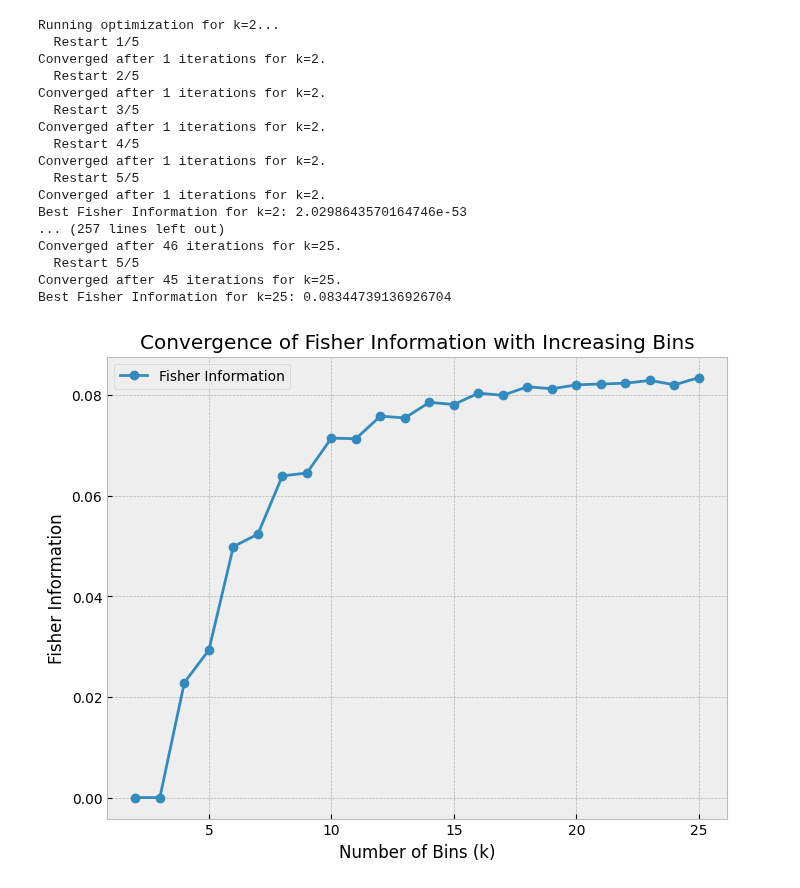
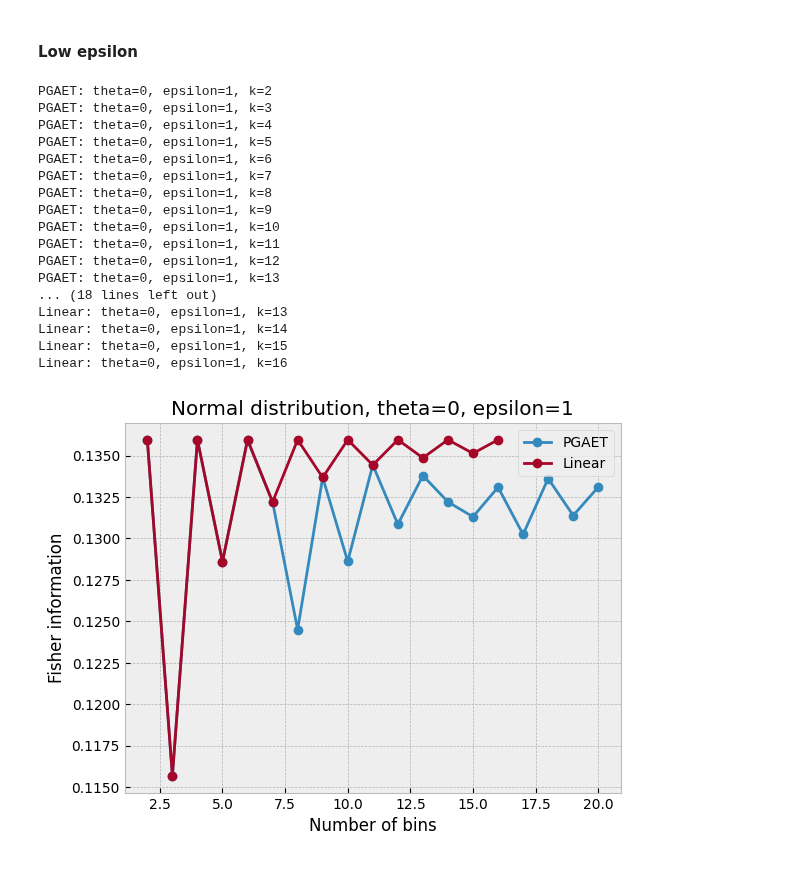
Before and after one commit to MatejVe/locally_efficient_differential_privacy, a Jupyter notebook: cauchy.ipynb, the cells around one changed output. Cells and saved outputs as stored; diff of their text form; code cells hidden in the pictures.

Commit message:
Modify solvers to work with any p_theta. Add cauchy distribution analysis

```diff
--- a/cauchy.ipynb
+++ b/cauchy.ipynb
@@ -657,21 +169,58 @@ Best Fisher Information for k=25: 0.38520160866585595
+# %%
+def observe_fisher_information_gauss(theta, epsilon, max_bins_pgaet, max_bins_linear, restarts=5):
+    ks_pgaet = np.arange(2, max_bins_pgaet + 1)
+    ks_linear = np.arange(2, max_bins_linear + 1)
+    fisher_information_pgaet = np.zeros(len(ks_pgaet))
+    fisher_information_linear = np.zeros(len(ks_linear))
+    pgaet = PGAETMultipleRestarts(n_restarts=restarts)
+    ls = LinearSolver()
+
+    for i, k in enumerate(ks_pgaet):
+        print(f"PGAET: theta={theta}, epsilon={epsilon}, k={k}")
+        p_theta, p_theta_dot = initialize_gaussian_bins_and_probabilities(k, theta)
+        results = pgaet(p_theta, p_theta_dot, epsilon, k)
+        fisher_information_pgaet[i] = fisher_information_privatized(results["Q_matrix"], p_theta, p_theta_dot)
+
+    for i, k in enumerate(ks_linear):
+        print(f"Linear: theta={theta}, epsilon={epsilon}, k={k}")
+        p_theta, p_theta_dot = initialize_gaussian_bins_and_probabilities(k, theta)
+        results = ls(p_theta, p_theta_dot, epsilon, k)
+        fisher_information_linear[i] = fisher_information_privatized(results["Q_matrix"], p_theta, p_theta_dot)
+
+    return ks_pgaet, fisher_information_pgaet, ks_linear, fisher_information_linear
+
+def plot_fisher_information_gauss(theta, epsilon, max_bins_pgaet, max_bins_linear, restarts=5):
+    ks_pgaet, fisher_information_pgaet, ks_linear, fisher_information_linear = observe_fisher_information_gauss(
+        theta, epsilon, max_bins_pgaet, max_bins_linear, restarts=restarts
+    )
+
+    plt.plot(ks_pgaet, fisher_information_pgaet, label="PGAET", marker="o")
+    plt.plot(ks_linear, fisher_information_linear, label="Linear", marker="o")
+    plt.xlabel("Number of bins")
+    plt.ylabel("Fisher information")
+    plt.title(f"Normal distribution, theta={theta}, epsilon={epsilon}")
+    plt.legend()
+    plt.show()
+# %% [markdown]
+#### Low epsilon
 # %%
-observe_fisher_information_convergence(theta=0, epsilon=1, max_bins=25, restarts=5)
+plot_fisher_information_gauss(0, 1, 20, 16, restarts=5)
 # %% [output]
-Running optimization for k=2...
-  Restart 1/5
-Converged after 1 iterations for k=2.
-  Restart 2/5
-Converged after 1 iterations for k=2.
-  Restart 3/5
-Converged after 1 iterations for k=2.
-  Restart 4/5
-Converged after 1 iterations for k=2.
-  Restart 5/5
-Converged after 1 iterations for k=2.
-Best Fisher Information for k=2: 2.0298643570164746e-53
-... (257 lines left out)
-Converged after 46 iterations for k=25.
-  Restart 5/5
-Converged after 45 iterations for k=25.
-Best Fisher Information for k=25: 0.08344739136926704
+PGAET: theta=0, epsilon=1, k=2
+PGAET: theta=0, epsilon=1, k=3
+PGAET: theta=0, epsilon=1, k=4
+PGAET: theta=0, epsilon=1, k=5
+PGAET: theta=0, epsilon=1, k=6
+PGAET: theta=0, epsilon=1, k=7
+PGAET: theta=0, epsilon=1, k=8
+PGAET: theta=0, epsilon=1, k=9
+PGAET: theta=0, epsilon=1, k=10
+PGAET: theta=0, epsilon=1, k=11
+PGAET: theta=0, epsilon=1, k=12
+PGAET: theta=0, epsilon=1, k=13
+... (18 lines left out)
+Linear: theta=0, epsilon=1, k=13
+Linear: theta=0, epsilon=1, k=14
+Linear: theta=0, epsilon=1, k=15
+Linear: theta=0, epsilon=1, k=16
-[figure, old version]
+[figure, new version]
```
Also changed, not shown: parts of 20 cells of this notebook, 7 other files.
